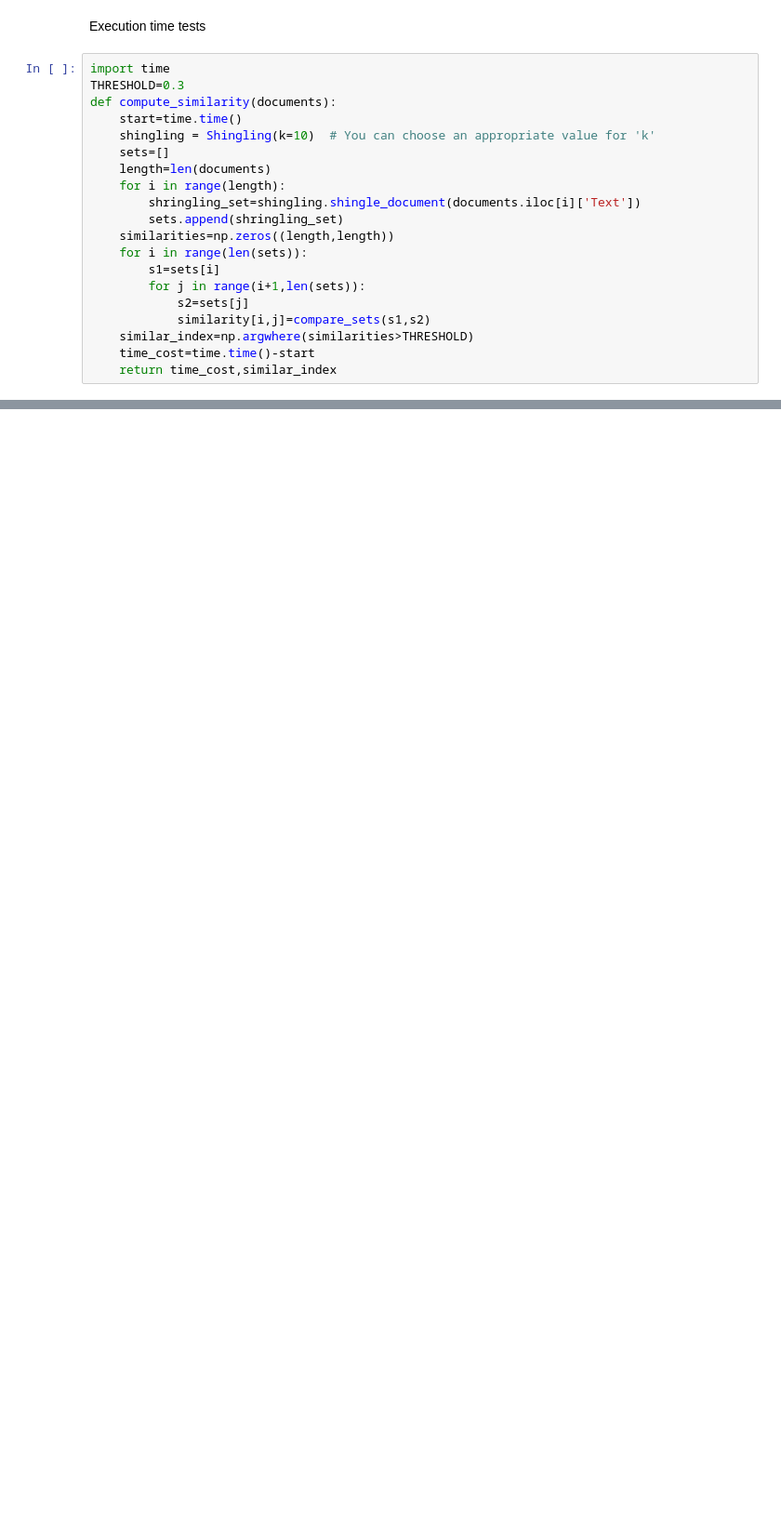
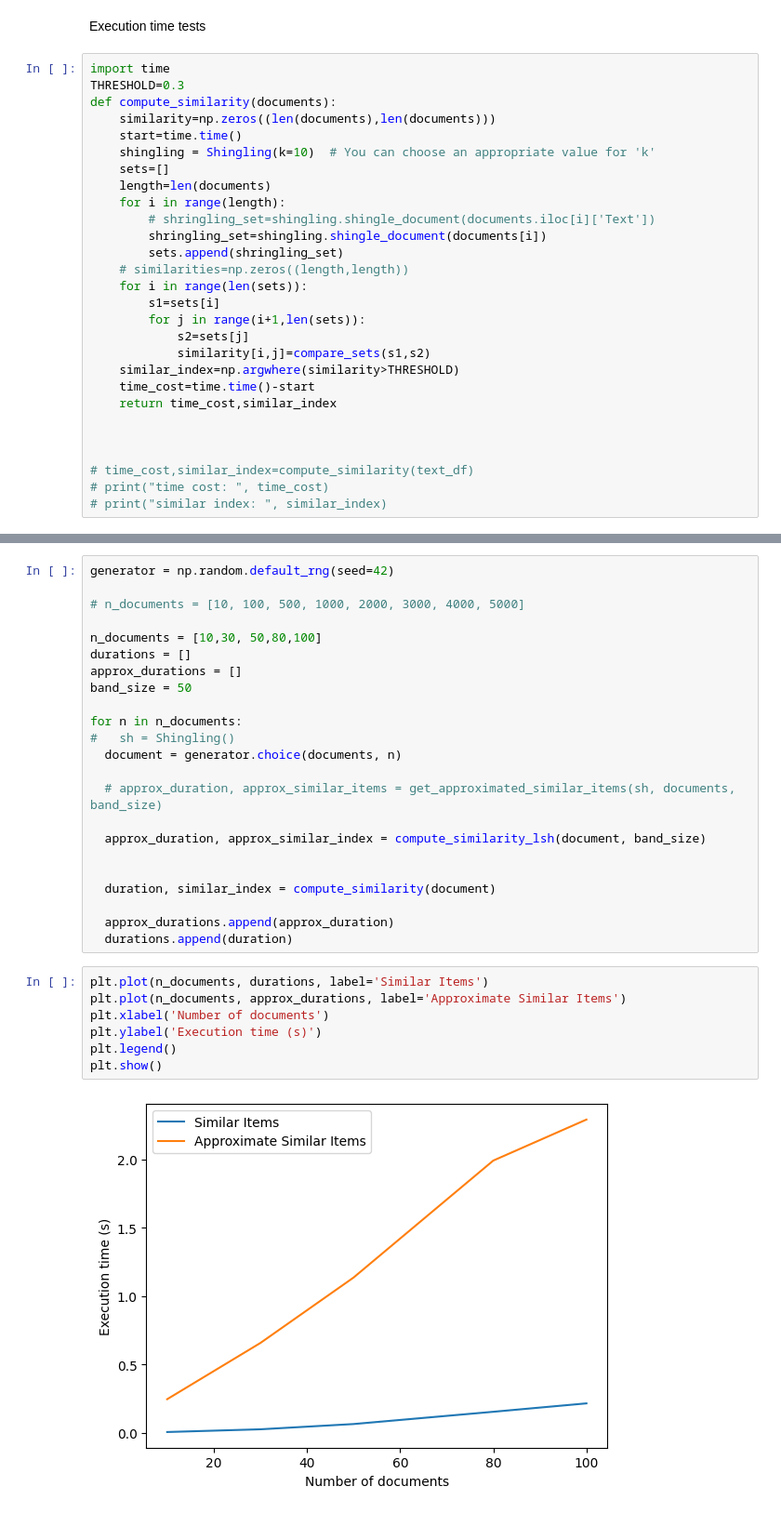
Before and after one commit to zhanglinyi1999/DataMining_HW1, a Jupyter notebook: HW1/src/lab1.ipynb, the cells around one changed output, grey strips where cells are left out. Shown at 93% size. Saved outputs shown, nothing was run; the diff lists cells and outputs as text; blank space fills up the shorter version.

```diff
--- a/HW1/src/lab1.ipynb
+++ b/HW1/src/lab1.ipynb
@@ -297,19 +326,27 @@ Execution time tests
 import time
 THRESHOLD=0.3
 def compute_similarity(documents):
+    similarity=np.zeros((len(documents),len(documents)))
     start=time.time()
     shingling = Shingling(k=10)  # You can choose an appropriate value for 'k'
     sets=[]
     length=len(documents)
     for i in range(length):
-        shringling_set=shingling.shingle_document(documents.iloc[i]['Text'])
+        # shringling_set=shingling.shingle_document(documents.iloc[i]['Text'])
+        shringling_set=shingling.shingle_document(documents[i])
         sets.append(shringling_set)
-    similarities=np.zeros((length,length))
+    # similarities=np.zeros((length,length))
     for i in range(len(sets)):
         s1=sets[i]
         for j in range(i+1,len(sets)):
             s2=sets[j]
             similarity[i,j]=compare_sets(s1,s2)
-    similar_index=np.argwhere(similarities>THRESHOLD)
+    similar_index=np.argwhere(similarity>THRESHOLD)
     time_cost=time.time()-start
     return time_cost,similar_index
+
+
+
+# time_cost,similar_index=compute_similarity(text_df)
+# print("time cost: ", time_cost)
+# print("similar index: ", similar_index)
@@ -315,0 +423,32 @@ def compute_similarity(documents):
+# %%
+generator = np.random.default_rng(seed=42)
+
+# n_documents = [10, 100, 500, 1000, 2000, 3000, 4000, 5000]
+
+n_documents = [10,30, 50,80,100]
+durations = []
+approx_durations = []
+band_size = 50
+
+for n in n_documents:
+#   sh = Shingling()
+  document = generator.choice(documents, n)
+
+  # approx_duration, approx_similar_items = get_approximated_similar_items(sh, documents, band_size)
+
+  approx_duration, approx_similar_index = compute_similarity_lsh(document, band_size)
+
+
+  duration, similar_index = compute_similarity(document)
+
+  approx_durations.append(approx_duration)
+  durations.append(duration)
+# %%
+plt.plot(n_documents, durations, label='Similar Items')
+plt.plot(n_documents, approx_durations, label='Approximate Similar Items')
+plt.xlabel('Number of documents')
+plt.ylabel('Execution time (s)')
+plt.legend()
+plt.show()
+# %% [output]
+[figure, added]
```
Also changed, not shown: parts of 9 cells of this notebook, 1 other file.
